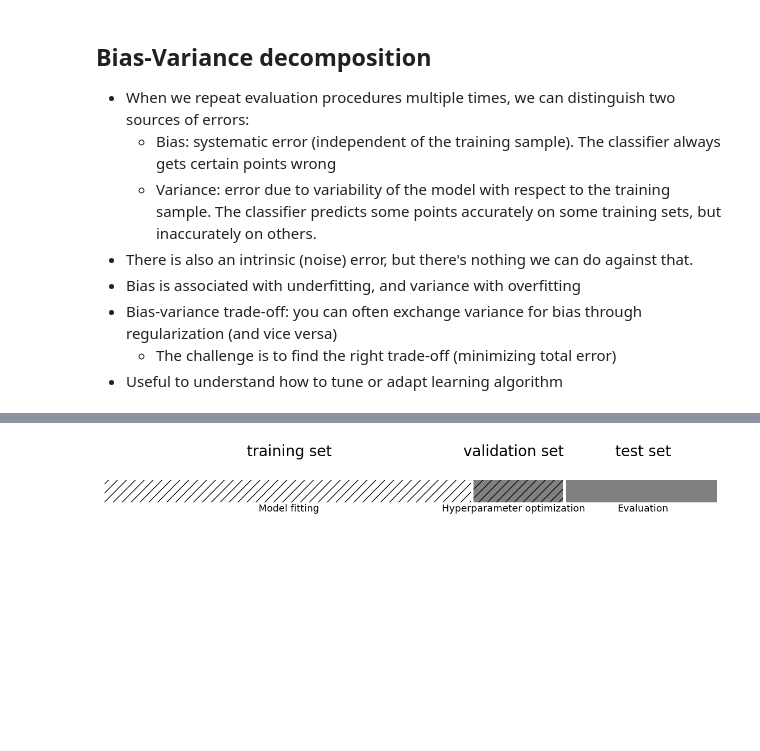
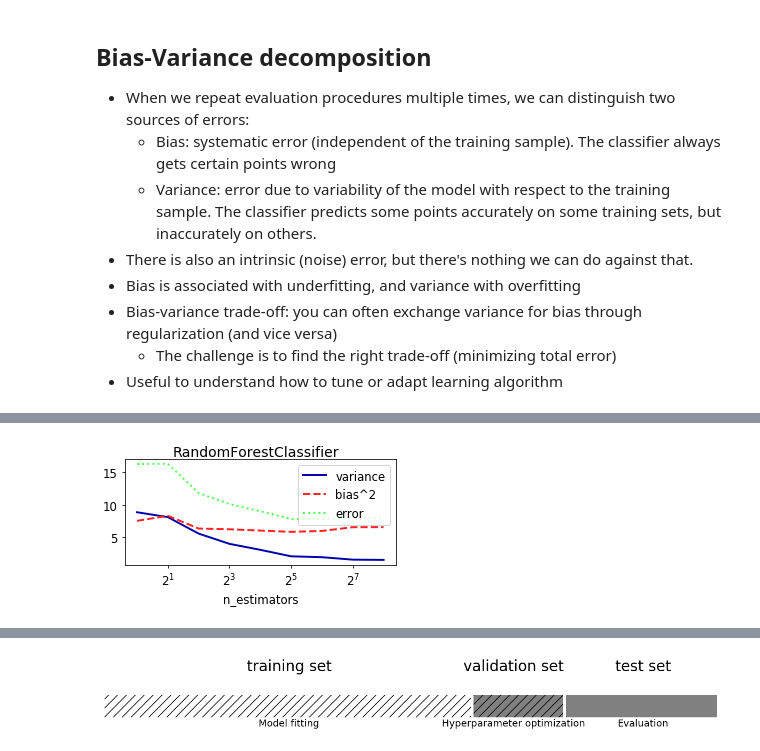
Before and after one commit to ML-course/engineer, a Jupyter notebook: notebooks/03 - Model Selection.ipynb, the cells around one changed output, grey strips where cells are left out. Saved outputs shown, nothing was run; the diff lists cells and outputs as text; code cells hidden in the pictures; blank space fills up the shorter version.

```diff
--- a/notebooks/03 - Model Selection.ipynb
+++ b/notebooks/03 - Model Selection.ipynb
@@ -1405,32 +1462,67 @@ error = sum([ (1 - x.count(y[i])/len(x)) * len(x)/n_repeat
 # %%
-# Data and classifier
-X, y = make_blobs(centers=2, n_samples=1000, random_state=0)
-clf = LogisticRegression()
+from sklearn.model_selection import ShuffleSplit, train_test_split
 
-# Bootstraps
-n_repeat = 100
-shuffle_split = ShuffleSplit(test_size=0.33, n_splits=n_repeat)
+# Bias-Variance Computation
+def compute_bias_variance(clf, X, y):
+    # Bootstraps
+    n_repeat = 40 # 40 is on the low side to get a good estimate. 100 is better.
+    shuffle_split = ShuffleSplit(test_size=0.33, n_splits=n_repeat, random_state=0)
 
-# Store sample predictions
-y_all_pred = [[] for _ in range(len(y))]
+    # Store sample predictions
+    y_all_pred = [[] for _ in range(len(y))]
 
-# Train classifier on each bootstrap and score predictions
-for i, (train_index, test_index) in enumerate(shuffle_split.split(X)):
-    # Train and predict
-    clf.fit(X[train_index], y[train_index])
-    y_pred = clf.predict(X[test_index])
+    # Train classifier on each bootstrap and score predictions
+    for i, (train_index, test_index) in enumerate(shuffle_split.split(X)):
+        # Train and predict
+        clf.fit(X[train_index], y[train_index])
+        y_pred = clf.predict(X[test_index])
 
-    # Store predictions
-    for i,index in enumerate(test_index):
-        y_all_pred[index].append(y_pred[i])
+        # Store predictions
+        for j,index in enumerate(test_index):
+            y_all_pred[index].append(y_pred[j])
 
-# Compute bias, variance, error
-bias_sq = sum([ (1 - x.count(y[i])/len(x))**2 * len(x)/n_repeat
-            for i,x in enumerate(y_all_pred)])
-var = sum([((1 - ((x.count(0)/len(x))**2 + (x.count(1)/len(x))**2))/2) * len(x)/n_repeat
-           for i,x in enumerate(y_all_pred)])
-error = sum([ (1 - x.count(y[i])/len(x)) * len(x)/n_repeat
+    # Compute bias, variance, error
+    bias_sq = sum([ (1 - x.count(y[i])/len(x))**2 * len(x)/n_repeat
+                for i,x in enumerate(y_all_pred)])
+    var = sum([((1 - ((x.count(0)/len(x))**2 + (x.count(1)/len(x))**2))/2) * len(x)/n_repeat
+               for i,x in enumerate(y_all_pred)])
+    error = sum([ (1 - x.count(y[i])/len(x)) * len(x)/n_repeat
             for i,x in enumerate(y_all_pred)])
 
-print("Bias squared: %.2f, Variance: %.2f, Total error: %.2f" % (bias_sq, var, error))
+    return np.sqrt(bias_sq), var, error
+
+from sklearn.datasets import load_breast_cancer
+from sklearn.ensemble import RandomForestClassifier, AdaBoostClassifier
+cancer = load_breast_cancer()
+
+def plot_bias_variance_rf(clf, X, y):
+    bias_scores = []
+    var_scores = []
+    err_scores = []
+    n_estimators= [1, 2, 4, 8, 16, 32, 64, 128, 256]
+
+    for i in n_estimators:
+        b,v,e = compute_bias_variance(clf.set_params(random_state=0,n_estimators=i),X,y)
+        bias_scores.append(b)
+        var_scores.append(v)
+        err_scores.append(e)
+
+    plt.figure(figsize=(5,2))
+    plt.rcParams.update({'font.size': 12})
+    plt.suptitle(clf.__class__.__name__)
+    plt.plot(n_estimators, var_scores,label ="variance", lw=2 )
+    plt.plot(n_estimators, np.square(bias_scores),label ="bias^2", lw=2 )
+    plt.plot(n_estimators, err_scores,label ="error", lw=2 )
+    plt.xscale('log',basex=2)
+    plt.xlabel("n_estimators")
+    plt.legend(loc="best")
+    plt.show()
+
+X, y = cancer.data, cancer.target
+rf = RandomForestClassifier(random_state=0, n_estimators=512, n_jobs=-1)
+plot_bias_variance_rf(rf, X, y)
+
+X, y = cancer.data, cancer.target
+ab = AdaBoostClassifier(random_state=0, n_estimators=512)
+plot_bias_variance_rf(ab, X, y)
 # %% [output]
@@ -1437,0 +1529 @@ Bias squared: 12.65, Variance: 1.17, Total error: 13.82
+[figure, added]
```
Also changed, not shown: parts of 91 cells of this notebook, 3 other files.
